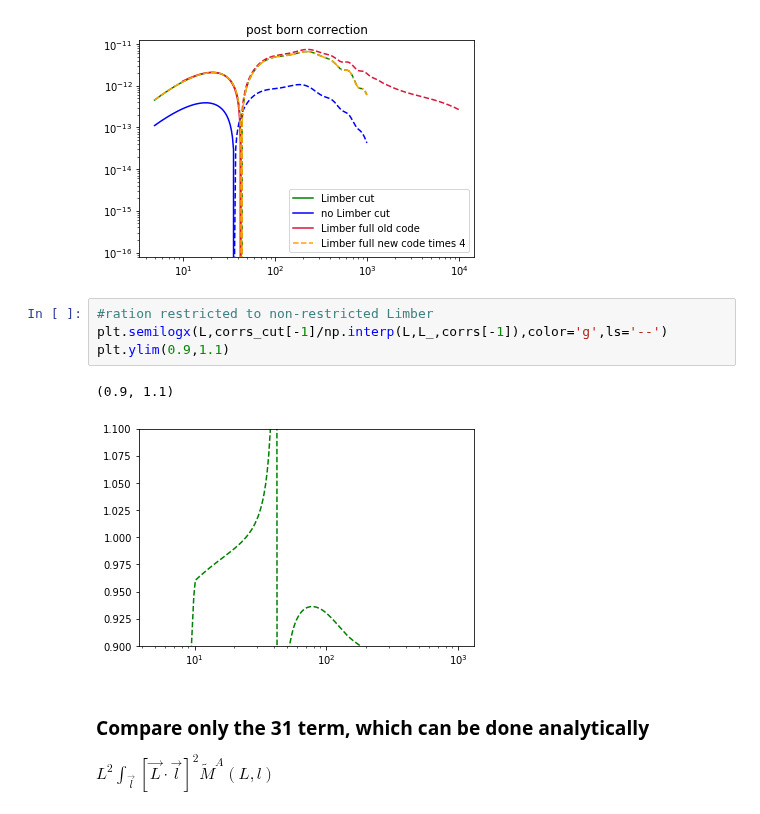
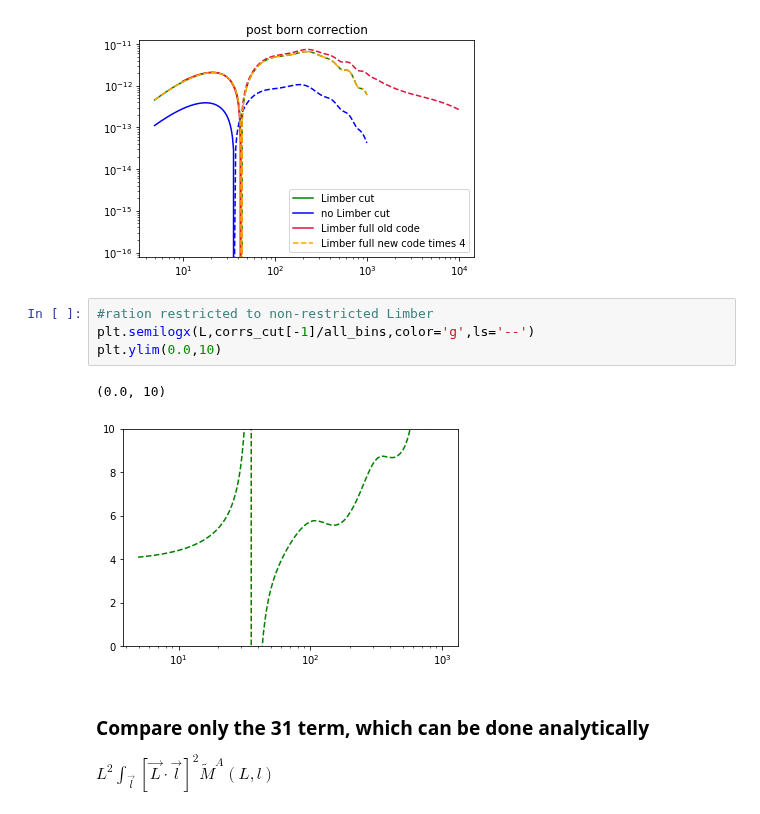
Before and after one commit to VMBoehm/postlimber, a Jupyter notebook: notebooks/PostBornTerms without Limber new approach.ipynb, the cells around one changed output. Drawn from its saved outputs; the diff is of its cells as text.

```diff
--- a/notebooks/PostBornTerms without Limber new approach.ipynb
+++ b/notebooks/PostBornTerms without Limber new approach.ipynb
@@ -430,11 +416,11 @@ plt.legend()
 [figure]
 # %%
 #ration restricted to non-restricted Limber
-plt.semilogx(L,corrs_cut[-1]/np.interp(L,L_,corrs[-1]),color='g',ls='--')
-plt.ylim(0.9,1.1)
+plt.semilogx(L,corrs_cut[-1]/all_bins,color='g',ls='--')
+plt.ylim(0.0,10)
 # %% [output]
-(0.9, 1.1)
+(0.0, 10)
-[figure, old version]
+[figure, new version]
 # %% [markdown]
 ### Compare only the 31 term, which can be done analytically
 $L^2 \int_{\vec{l}} [\vec{L}\cdot \vec{l}]^2 \tilde{M}^{A}(L,l)$
```
Also changed, not shown: parts of 8 cells of this notebook, 2 other files.
